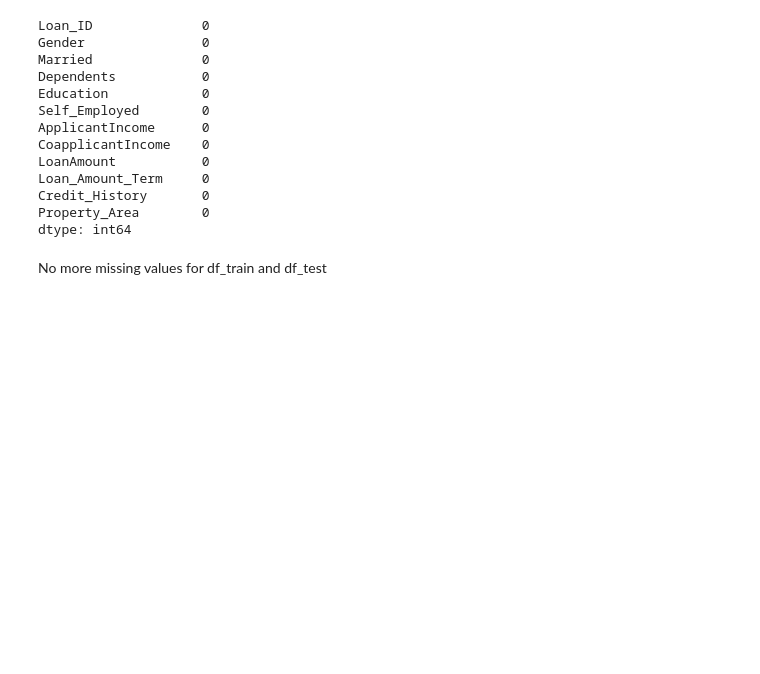
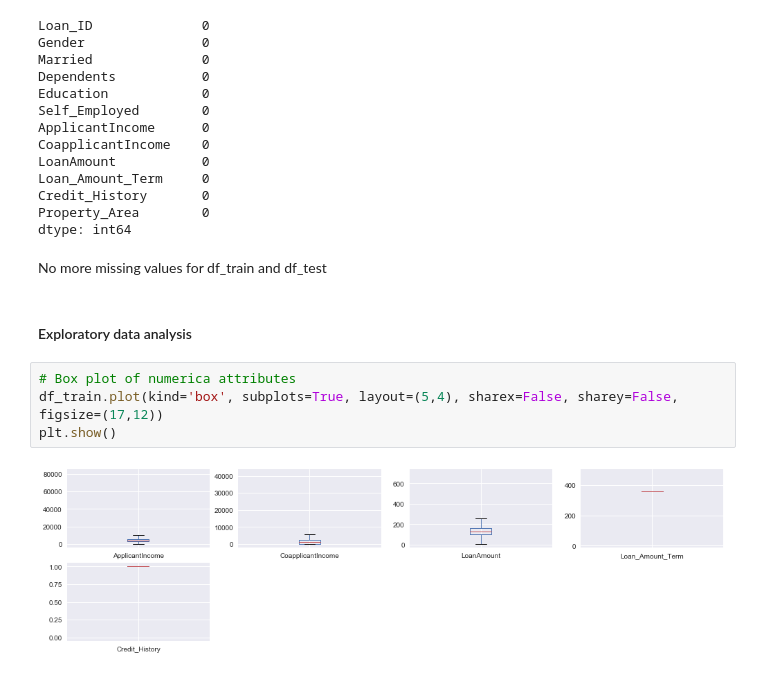
Before and after one commit to segunadelowo/loan-prediciton, a Jupyter notebook: develop/2018-08-26-SA-first-analysis.ipynb, the cells around one changed output. Saved outputs shown, nothing was run; the diff lists cells and outputs as text; blank space fills up the shorter version.

Commit message:
created charts for attributes

```diff
--- a/develop/2018-08-26-SA-first-analysis.ipynb
+++ b/develop/2018-08-26-SA-first-analysis.ipynb
@@ -193,3 +193,11 @@ Property_Area        0
 dtype: int64
 # %% [markdown]
 No more missing values for df_train and df_test
+# %% [markdown]
+#### Exploratory data analysis
+# %%
+# Box plot of numerica attributes
+df_train.plot(kind='box', subplots=True, layout=(5,4), sharex=False, sharey=False, figsize=(17,12))
+plt.show()
+# %% [output]
+[figure, added]
```
Also changed, not shown: parts of 18 cells of this notebook.
